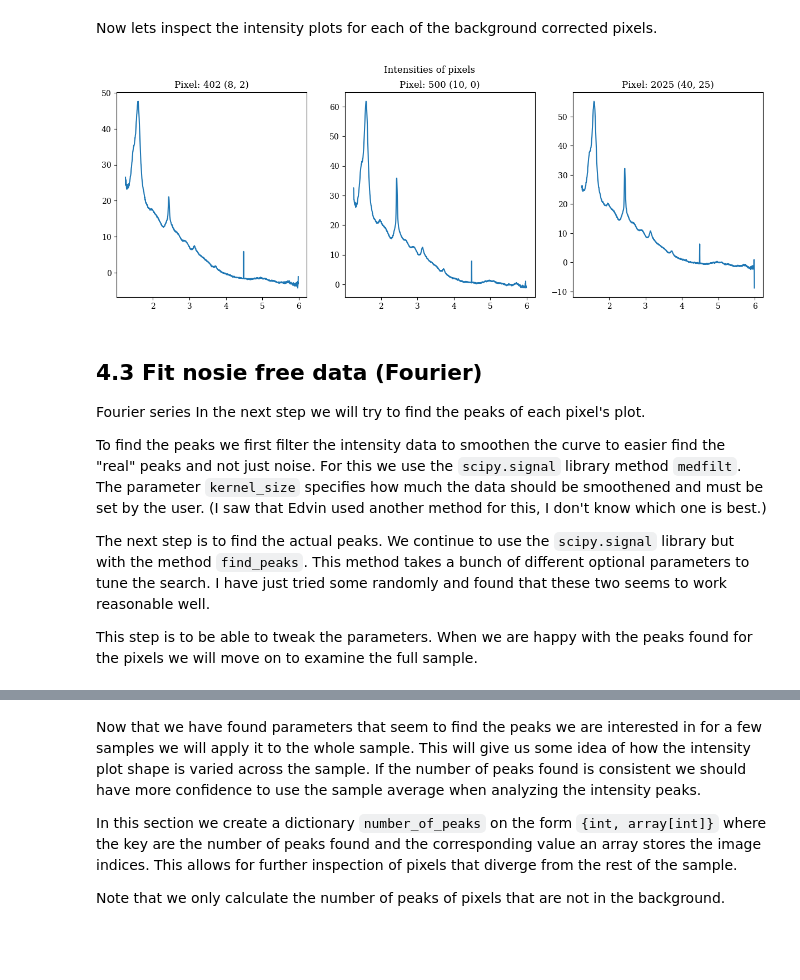
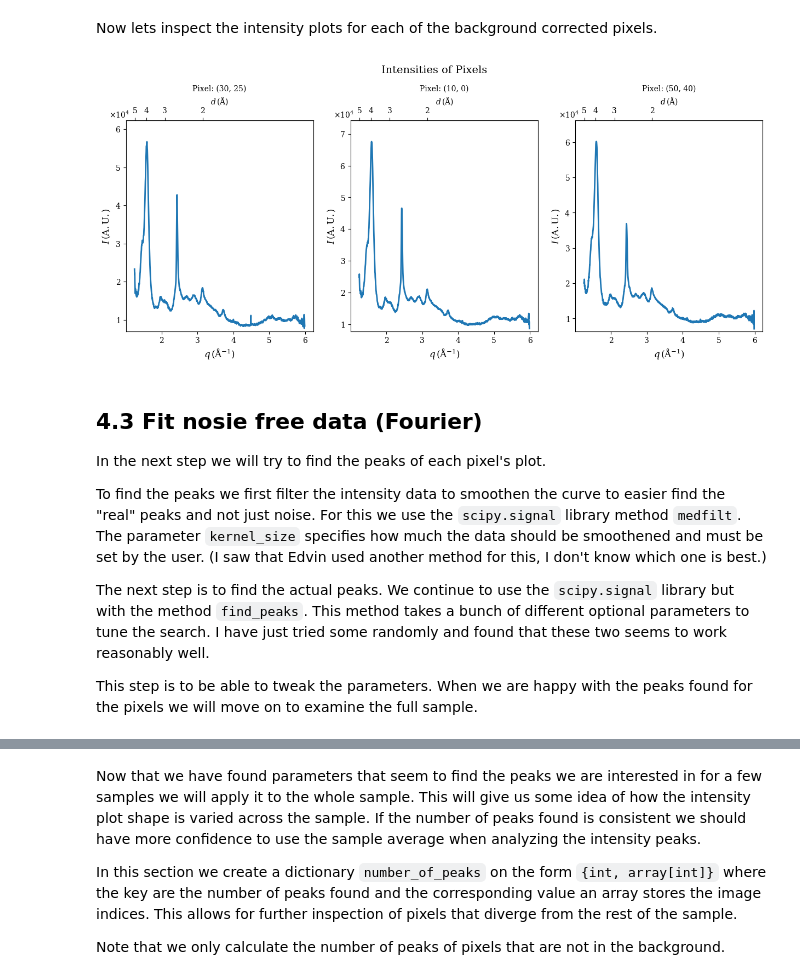
Before and after one commit to J-Holger/MVE386, a Jupyter notebook: chalmers/workinprogress.ipynb, the cells around one changed output, grey strips where cells are left out. Drawn from its saved outputs; the diff is of its cells as text; code cells hidden in the pictures; blank space fills up the shorter version.

```diff
--- a/chalmers/workinprogress.ipynb
+++ b/chalmers/workinprogress.ipynb
@@ -1110,23 +1070,42 @@ plt.show()
 # %% [markdown]
 Now lets inspect the intensity plots for each of the background corrected pixels.
-# %%
-fig, ax = plt.subplots(1, len(pixels))
-fig.suptitle('Intensities of pixels')
-fig.set_figwidth(15)
-
-for i, pixel in enumerate(pixels):
-    ax[i].plot(WAXS_azi_data['q'], WAXS_azi_data['I'][pixel])
-    ax[i].plot(I_data[direction][image_number, :max_points]
-    ax[i].set_title('Pixel: {} ({}, {})'.format(pixel, pixels_to_frame[0][i], pixels_to_frame[1][i]))
-# %% [output]
-[figure, removed]
+# %%
+fig, ax = plt.subplots(1, len(image_coords), figsize=(15, 5))
+fig.suptitle('Intensities of Pixels', y=1.08, fontsize=14)
+
+for i, coord in enumerate(image_coords):
+    y_min, y_max = calculate_y_limits(I_waxs_azi_full[coord[0], coord[1], :])
+    ax[i].set_ylim(y_min, y_max)
+
+    # Plot the intensities
+    ax[i].plot(q_waxs, I_waxs_azi_full[coord[0], coord[1], :], linewidth=2)
+    ax[i].set_title(f'Pixel: ({coord[0]}, {coord[1]})', fontsize=10)
+    ax[i].set_xlabel(r"$q \, (\mathrm{\AA}^{-1})$", fontsize=12)
+
+
+    # Set y-axis with scientific notation
+    ax[i].yaxis.set_major_formatter(mticker.ScalarFormatter(useMathText=True))
+    ax[i].yaxis.get_offset_text().set_fontsize(10)
+    ax[i].ticklabel_format(axis='y', style='scientific', scilimits=(0, 0))
+    ax[i].set_ylabel(r"$I \, (\mathrm{A.U.})$", fontsize=12)
+
+    # Adjust the position of the scientific notation offset label
+    ax[i].yaxis.offsetText.set_x(-0.09)  # Adjust X-position
+
+    # Set secondary x-axis for d values
+    secax = ax[i].secondary_xaxis('top', functions = (q_to_d, d_to_q))
+    secax.set_xlabel(r"$d \, (\mathrm{\AA})$")
+    secax.set_xticks([1, 2, 3, 4, 5])
+
+plt.show()
+# %% [output]
+[figure, added]
 # %% [markdown]
 ## 4.3 Fit nosie free data (Fourier)
-Fourier series
 In the next step we will try to find the peaks of each pixel's plot.
 
 To find the peaks we first filter the intensity data to smoothen the curve to easier find the "real" peaks and not just noise. For this we use the `scipy.signal` library method `medfilt`. The parameter `kernel_size` specifies how much the data should be smoothened and must be set by the user. (I saw that Edvin used another method for this, I don't know which one is best.)
 
-The next step is to find the actual peaks. We continue to use the `scipy.signal` library but with the method `find_peaks`. This method takes a bunch of different optional parameters to tune the search. I have just tried some randomly and found that these two seems to work reasonable well.
+The next step is to find the actual peaks. We continue to use the `scipy.signal` library but with the method `find_peaks`. This method takes a bunch of different optional parameters to tune the search. I have just tried some randomly and found that these two seems to work reasonably well.
 
 This step is to be able to tweak the parameters. When we are happy with the peaks found for the pixels we will move on to examine the full sample.
```
Also changed, not shown: parts of 56 cells of this notebook.
